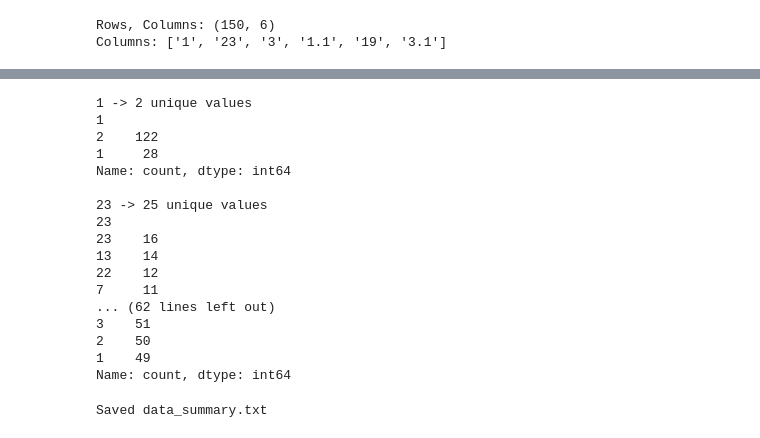
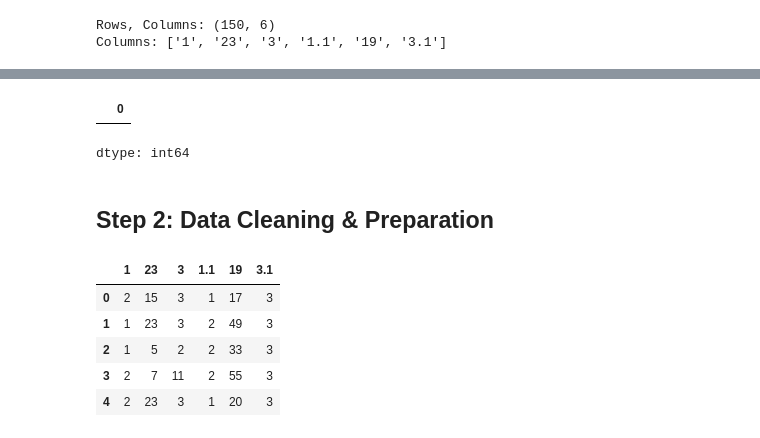
Before and after one commit to Chiyam-Chandar/Teaching-Assistant-Performance-Prediction, a Jupyter notebook: Teaching_Assistant_Performance_Prediction_project.ipynb, the cells around one changed output, grey strips where cells are left out. Cells and saved outputs as stored; diff of their text form; code cells hidden in the pictures.

```diff
--- a/Teaching_Assistant_Performance_Prediction_project.ipynb
+++ b/Teaching_Assistant_Performance_Prediction_project.ipynb
@@ -86,29 +68,21 @@ dtype: int64
+# %%
+#This code identifies, counts, and sorts missing values across columns and displays only those with incomplete data for targeted cleaning
+missing = df.isnull().sum().sort_values(ascending=False)
+missing[missing>0]
+# %% [output]
+|  | 0 |
+dtype: int64
 # %%
-# Unique counts to spot typos
+#This code iterates through all columns, identifies the number of unique values per column,
+# and displays frequency distributions for columns with fewer than 30 unique values to analyze categorical features
 for col in df.columns:
-    print(col, "->", df[col].nunique(), "unique values")
-    if df[col].nunique() < 30:     # only print value counts for small cardinality columns
-        print(df[col].value_counts())
-        print()
+    (col, "->", df[col].nunique(), "unique values")
+    if df[col].nunique() < 30:
+        (df[col].value_counts())
+        ()
-# %% [output]
-1 -> 2 unique values
-1
-2    122
-1     28
-Name: count, dtype: int64
-
-23 -> 25 unique values
-23
-23    16
-13    14
-22    12
-7     11
-... (62 lines left out)
-3    51
-2    50
-1    49
-Name: count, dtype: int64
 # %%
+#This code generates a textual summary of the dataset (shape, columns, missing values,
+#and target class distribution) and saves it to a file named data_summary.txt
 summary_text = []
 summary_text.append(f"Shape: {df.shape}")
 summary_text.append("Columns: " + ", ".join(df.columns))
@@ -117,7 +91,24 @@ summary_text.append("Target class counts:\n" + str(df['3.1'].value_counts().to_d
 
 with open('data_summary.txt','w') as f:
     f.write("\\n\\n".join(summary_text))
-
-print("Saved data_summary.txt")
-# %% [output]
-Saved data_summary.txt
+# %% [markdown]
+## Step 2: Data Cleaning & Preparation
+# %%
+#This code imports necessary machine-learning libraries, loads the Teaching Assistant dataset into a DataFrame,
+# and displays the first few rows to examine the structure of the data.
+
+import pandas as pd
+from sklearn.preprocessing import LabelEncoder, StandardScaler
+from sklearn.model_selection import train_test_split
+
+# Load dataset
+df = pd.read_csv("teaching_assistant_data.csv")
+
+df.head()
+# %% [output]
+|  | 1 | 23 | 3 | 1.1 | 19 | 3.1 |
+| 0 | 2 | 15 | 3 | 1 | 17 | 3 |
+| 1 | 1 | 23 | 3 | 2 | 49 | 3 |
+| 2 | 1 | 5 | 2 | 2 | 33 | 3 |
+| 3 | 2 | 7 | 11 | 2 | 55 | 3 |
+| 4 | 2 | 23 | 3 | 1 | 20 | 3 |
```
Also changed, not shown: parts of 14 cells of this notebook.
